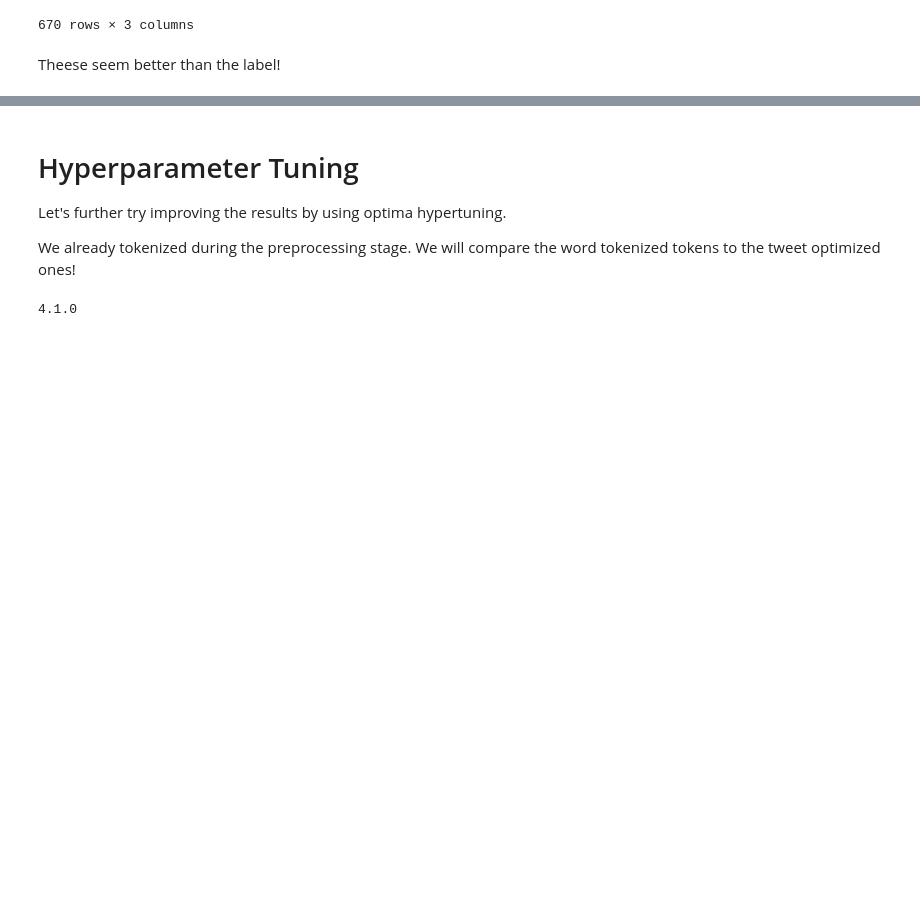
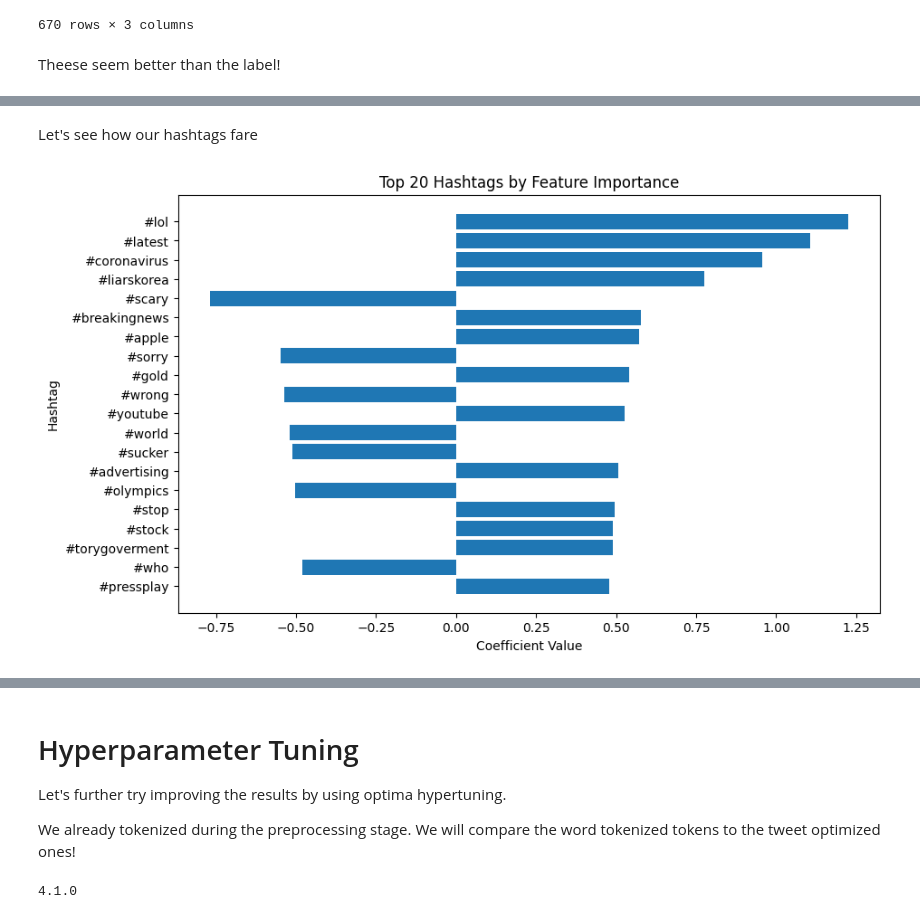
Before and after one commit to miam-bonbon/assignment-adv-nlp, a Jupyter notebook: adv_nlp_assignment_mh_03_baseline_model.ipynb, the cells around one changed output, grey strips where cells are left out. Drawn from its saved outputs; the diff is of its cells as text; code cells hidden in the pictures; blank space fills up the shorter version.

```diff
--- a/adv_nlp_assignment_mh_03_baseline_model.ipynb
+++ b/adv_nlp_assignment_mh_03_baseline_model.ipynb
@@ -220,0 +375,33 @@ Theese seem better than the label!
+# %% [markdown]
+Let's see how our hashtags fare
+# %%
+import matplotlib.pyplot as plt
+
+# Assuming 'classifier' and 'vectorizer' are already defined as in your code.
+feature_names = vectorizer.get_feature_names_out()
+# Extract coefficients from the classifier
+coefficients = classifier.coef_[0]
+
+# Filter for hashtags
+hashtag_indices = [i for i, name in enumerate(feature_names) if name.startswith("#")]
+hashtag_names = [feature_names[i] for i in hashtag_indices]
+hashtag_coefficients = [coefficients[i] for i in hashtag_indices]
+
+# Sort hashtags by absolute coefficient magnitude
+hashtag_importance = sorted(zip(hashtag_names, hashtag_coefficients), key=lambda x: abs(x[1]), reverse=True)
+
+
+# Plotting the top N hashtags
+N = 20 # change this value to display a different number of top features
+
+# Create the plot
+plt.figure(figsize=(10, 6))
+plt.barh(range(N), [importance[1] for importance in hashtag_importance[:N]], align='center')
+plt.yticks(range(N), [importance[0] for importance in hashtag_importance[:N]])
+plt.xlabel('Coefficient Value')
+plt.ylabel('Hashtag')
+plt.title(f'Top {N} Hashtags by Feature Importance')
+plt.gca().invert_yaxis()  # Invert y-axis to display highest importance at the top
+plt.show()
+# %% [output]
+[figure, added]
```
Also changed, not shown: parts of 13 cells of this notebook.
